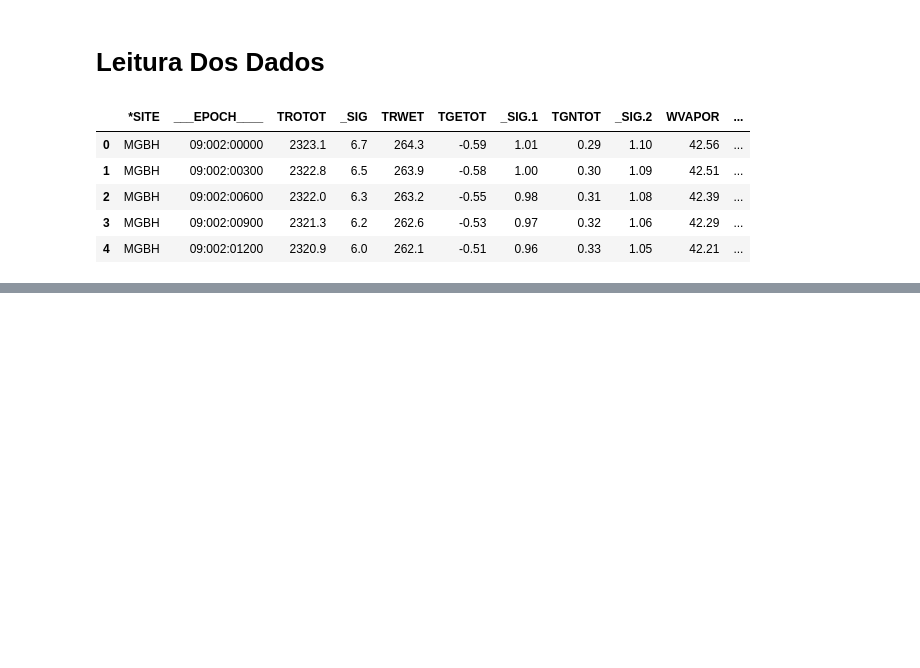
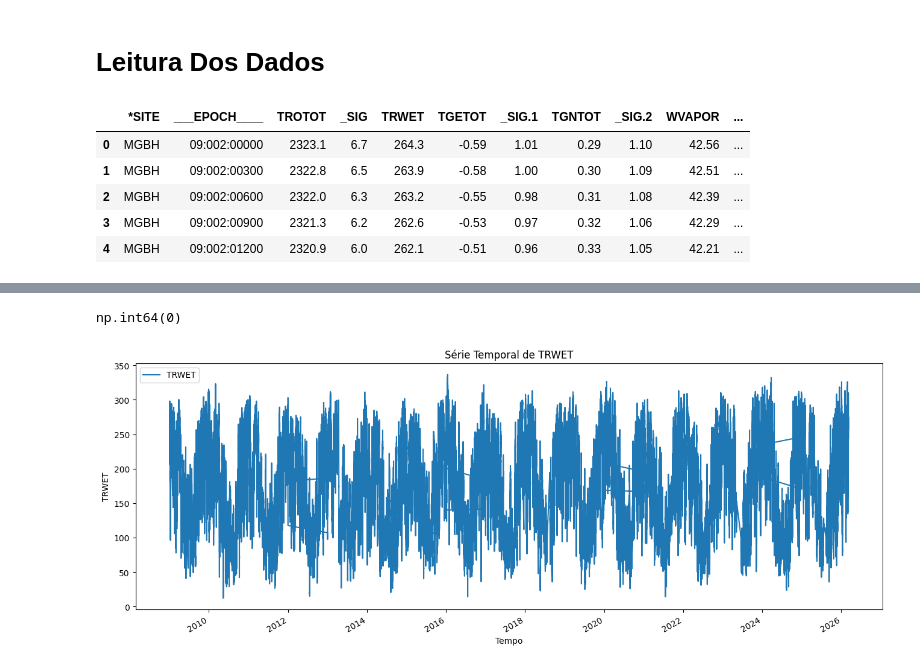
Before and after one commit to Rafarockdf/IC_GNSS, a Jupyter notebook: EstudoGNSS/codigo.ipynb, the cells around one changed output, grey strips where cells are left out. Drawn from its saved outputs; the diff is of its cells as text; code cells hidden in the pictures; blank space fills up the shorter version.

```diff
--- a/EstudoGNSS/codigo.ipynb
+++ b/EstudoGNSS/codigo.ipynb
@@ -20,0 +23,4 @@ dados.head()
+# %%
+dados['data_completa'] = pd.to_datetime(dados['data_completa'])
+# %%
+dados['data'] = pd.to_datetime(dados['data_completa'].dt.date)
@@ -20,0 +118,2 @@ dados.head()
+# %%
+TRWET = pd.DataFrame(dados[[ 'data_completa','TRWET']])
@@ -20,0 +132,14 @@ dados.head()
+# %%
+TRWET.set_index('data_completa', inplace=True)
+# %%
+TRWET.TRWET.isnull().sum()
+# %% [output]
+np.int64(0)
+# %%
+TRWET.plot(figsize=(16, 6))
+plt.title('Série Temporal de TRWET')
+plt.xlabel('Tempo')
+plt.ylabel('TRWET')
+plt.show()
+# %% [output]
+[figure, added]
```
Also changed, not shown: parts of 25 cells of this notebook.
